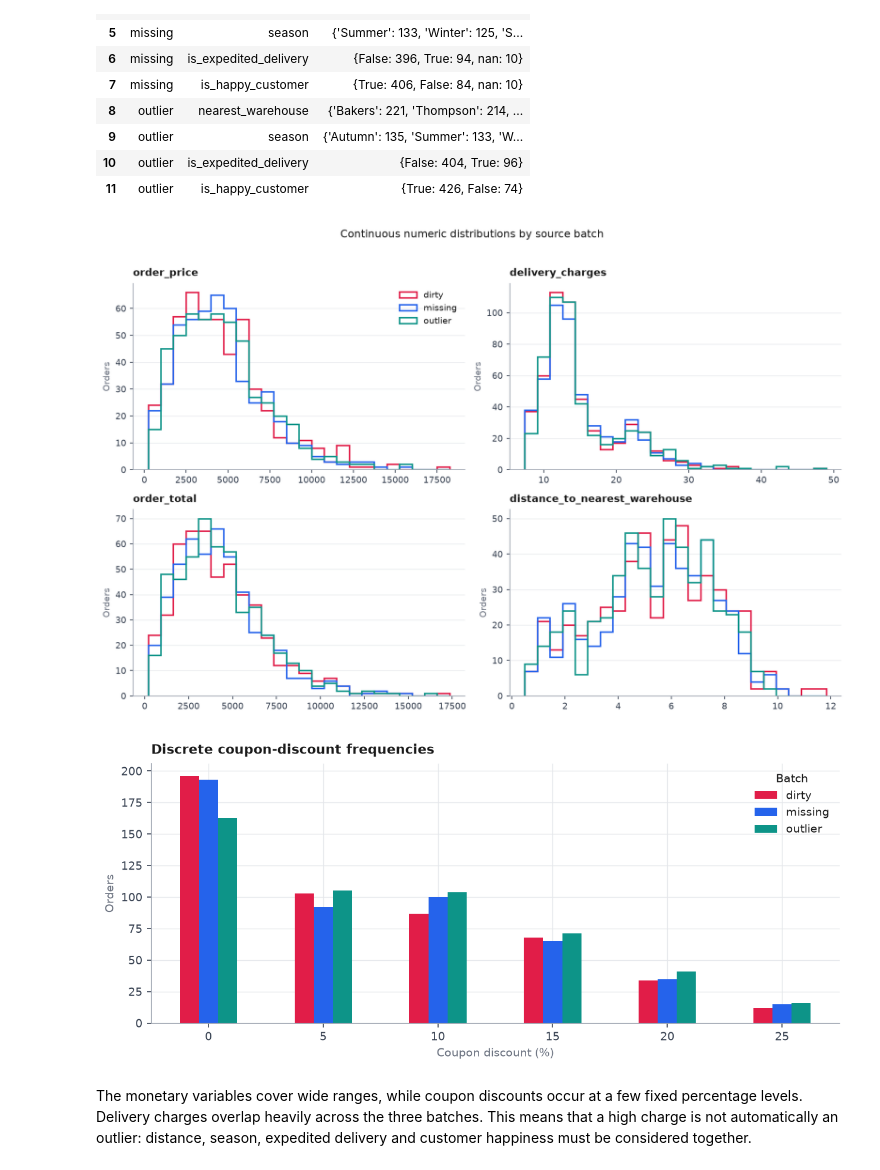
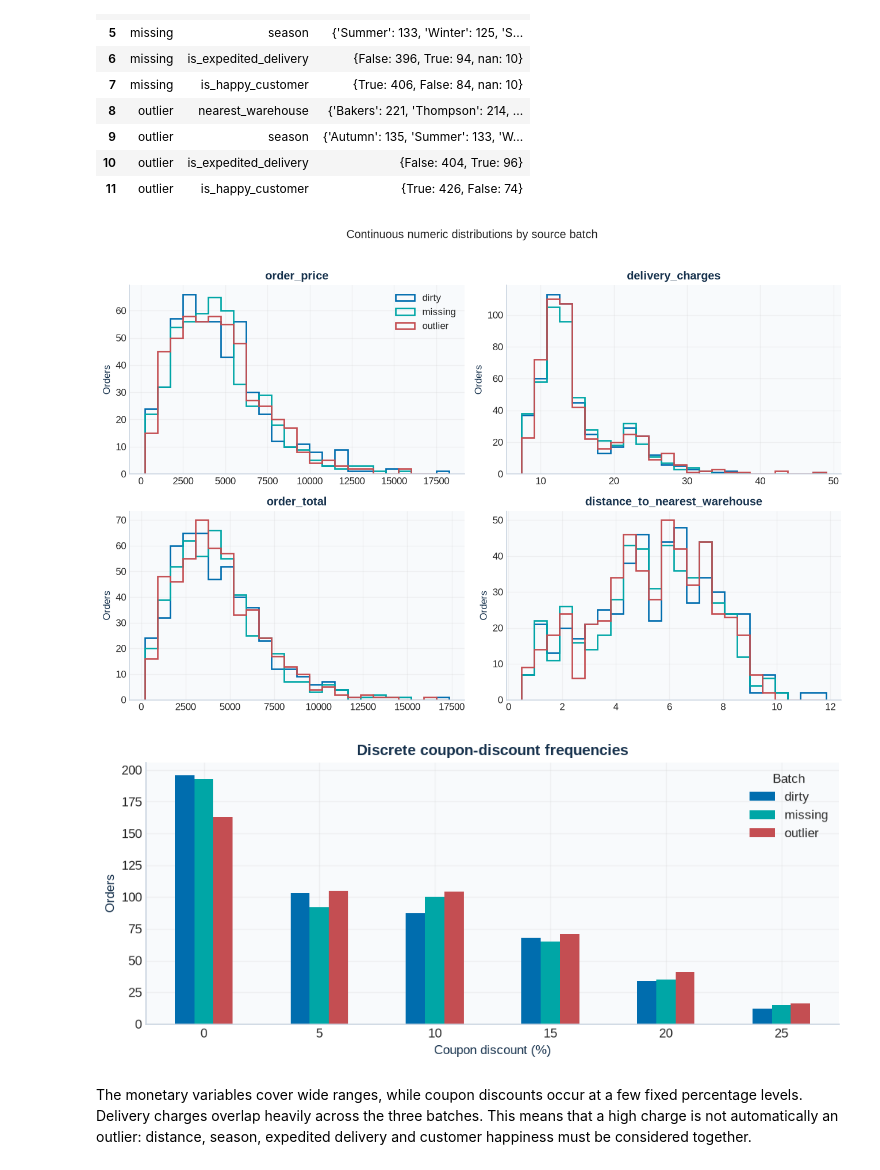
Before and after one commit to ZGHL/FIT5196-A2, a Jupyter notebook: notebooks/Group030_solution.ipynb, the cells around one changed output. Saved outputs shown, nothing was run; the diff lists cells and outputs as text; code cells hidden in the pictures.

Commit message:
Restore original A2 chart styling

```diff
--- a/notebooks/Group030_solution.ipynb
+++ b/notebooks/Group030_solution.ipynb
@@ -162,34 +152,20 @@ We apply the same statistical-figure conventions used in our A1 EDA: a white plo
 # %%
-# Purpose: apply the A1 statistical-report style to every Matplotlib figure.
-pd.set_option("display.max_columns", 30)
+# Purpose: keep figure appearance consistent across the report.
+plt.style.use("seaborn-v0_8-whitegrid")
 plt.rcParams.update({
-    "figure.dpi": 150,
-    "savefig.dpi": 150,
-    "savefig.bbox": "tight",
+    "figure.dpi": 120,
+    "savefig.dpi": 180,
     "figure.facecolor": "white",
-    "font.family": "DejaVu Sans",
-    "font.size": 9,
-    "text.color": INK,
-    "axes.facecolor": "white",
-    "axes.labelcolor": MUTED,
-    "axes.edgecolor": "#9ca3af",
-    "axes.linewidth": 0.8,
+    "axes.facecolor": "#F8FAFC",
+    "axes.edgecolor": "#CBD5E1",
+    "axes.titlecolor": NAVY,
+    "axes.titleweight": "bold",
+    "axes.labelcolor": NAVY,
     "axes.spines.top": False,
     "axes.spines.right": False,
-    "axes.titlecolor": INK,
-    "axes.titleweight": "bold",
-    "axes.titlesize": 10.5,
-    "axes.titlelocation": "left",
-    "axes.titlepad": 8,
-    "axes.grid": True,
-    "axes.grid.axis": "y",
-    "axes.axisbelow": True,
-    "grid.color": GRID,
-    "grid.linewidth": 0.7,
-    "grid.alpha": 0.9,
-    "xtick.color": "#374151",
-    "ytick.color": "#374151",
+    "grid.alpha": 0.22,
     "legend.frameon": False,
+    "font.size": 10,
 })
 # %% [markdown]
 Finally, we adjust two pandas display settings so that wide validation tables are easier to read. These options only affect how tables appear in the notebook; they do not change the data.
@@ -461,36 +437,36 @@ display(pd.DataFrame(categorical_summary))
 # Purpose: compare continuous distributions and the discrete discount separately.
 continuous_numeric = [
     "order_price", "delivery_charges", "order_total",
     "distance_to_nearest_warehouse",
 ]
-batch_colours = BATCH_COLOURS
+batch_colours = {"dirty": MONASH_BLUE, "missing": TEAL, "outlier": CORAL}
 
 fig, axes = plt.subplots(2, 2, figsize=(11, 7))
 for axis, column in zip(axes.flatten(), continuous_numeric):
     pooled = pd.concat([frame[column].dropna() for frame in raw_batches.values()])
     bins = np.histogram_bin_edges(pooled, bins=24)
     for batch_name, frame in raw_batches.items():
         axis.hist(frame[column].dropna(), bins=bins, histtype="step", linewidth=1.6,
                   color=batch_colours[batch_name], label=batch_name)
     axis.set(title=column, ylabel="Orders")
 axes[0, 0].legend(frameon=False)
 fig.suptitle("Continuous numeric distributions by source batch", y=1.02)
 plt.tight_layout()
 plt.show()
 
 discount_counts = pd.concat(
     {name: frame["coupon_discount"].value_counts().sort_index() for name, frame in raw_batches.items()},
     axis=1,
 ).fillna(0)
 ax = discount_counts.plot(kind="bar", figsize=(8.5, 3.8), color=list(batch_colours.values()))
 ax.set(xlabel="Coupon discount (%)", ylabel="Orders", title="Discrete coupon-discount frequencies")
 ax.legend(title="Batch", frameon=False)
 plt.xticks(rotation=0)
 plt.tight_layout()
 plt.show()
 # %% [output]
-[figure, old version]
+[figure, new version]
-[figure, old version]
+[figure, new version]
 # %% [markdown]
 The monetary variables cover wide ranges, while coupon discounts occur at a few fixed percentage levels. Delivery charges overlap heavily across the three batches. This means that a high charge is not automatically an outlier: distance, season, expedited delivery and customer happiness must be considered together.
 # %% [markdown]
```
Also changed, not shown: parts of 16 cells of this notebook.
